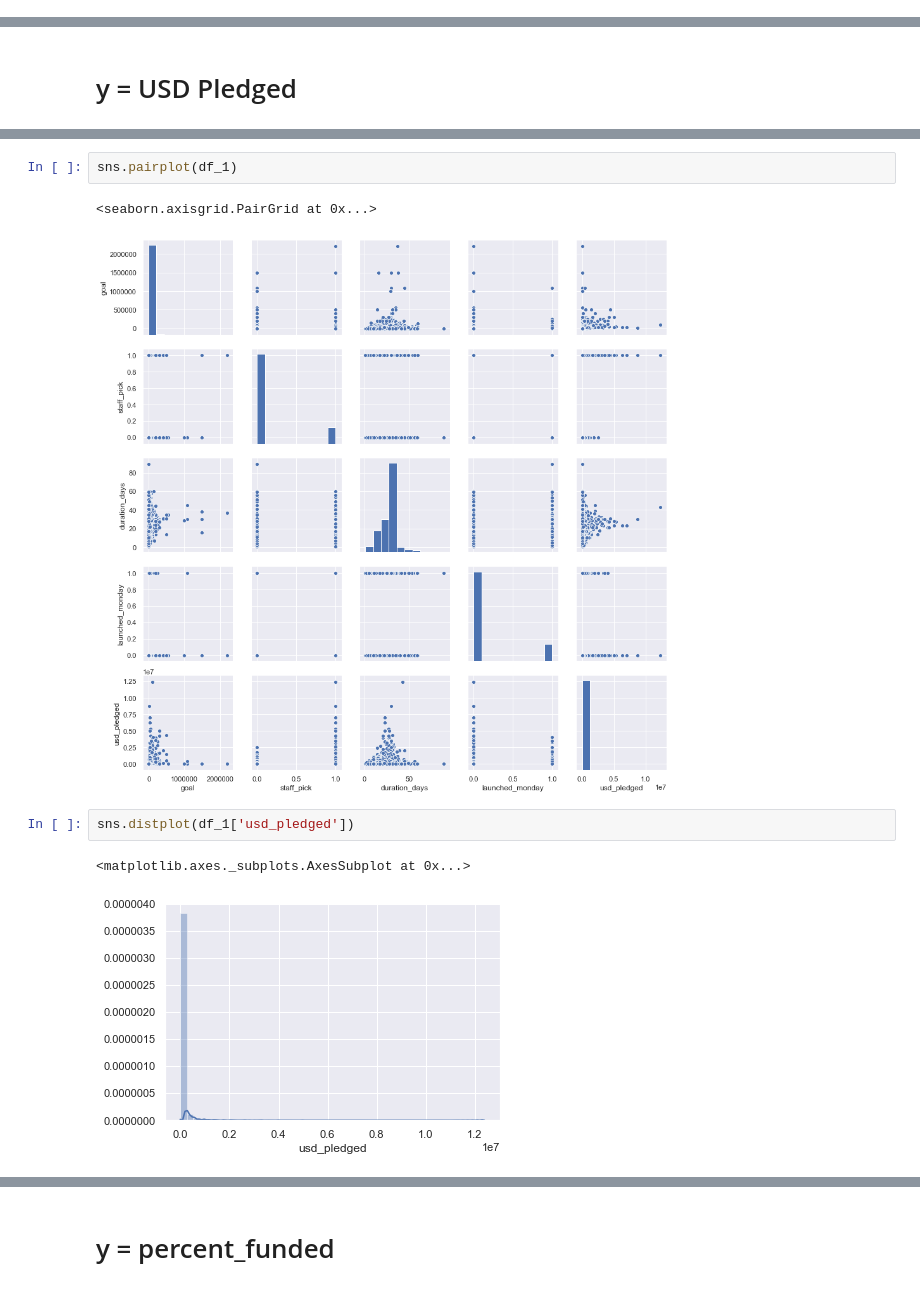
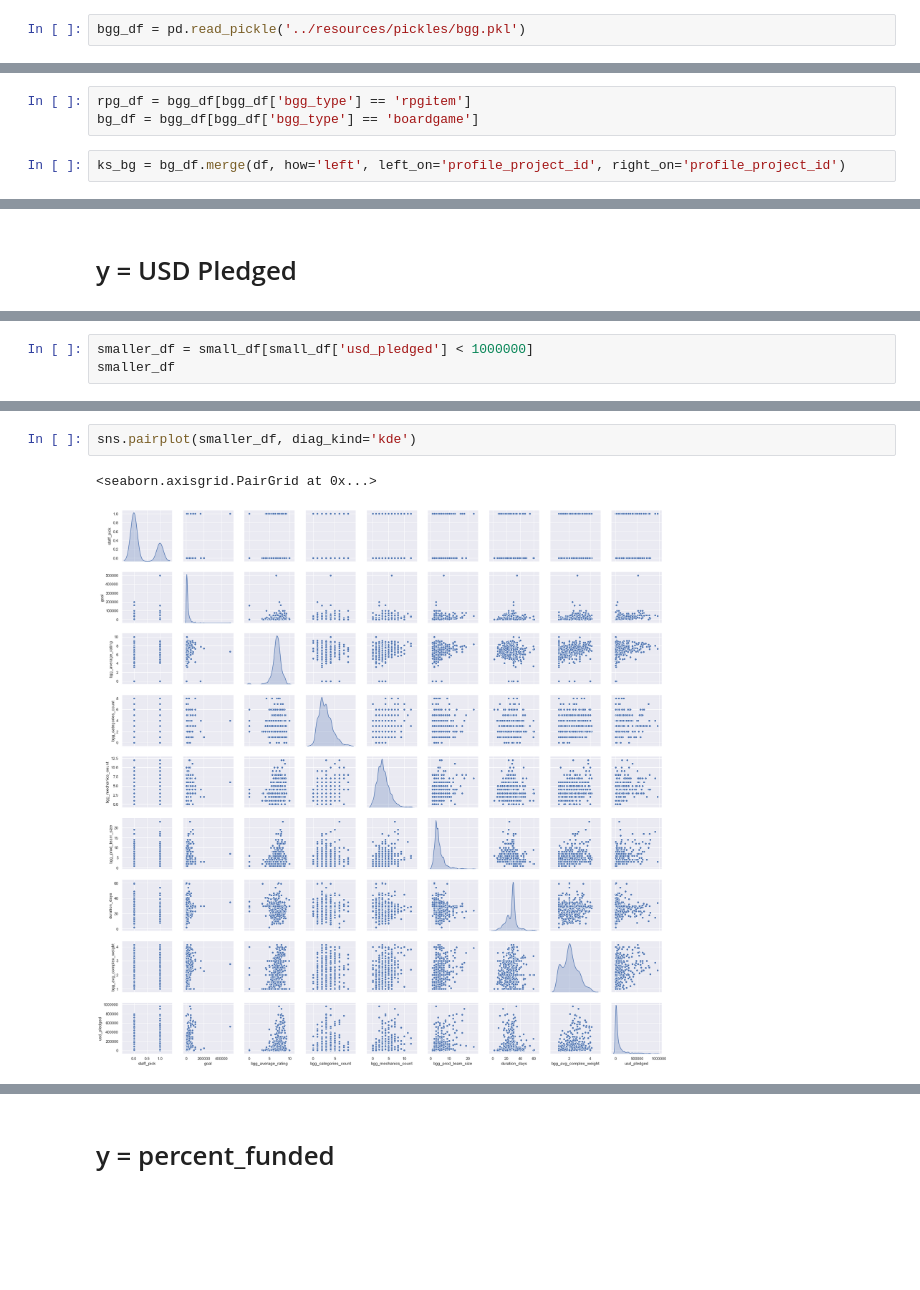
Before and after one commit to kkogan/Predicting-Kickstarter-Funding, a Jupyter notebook: src/analysis.ipynb, the cells around one changed output, grey strips where cells are left out. Saved outputs shown, nothing was run; the diff lists cells and outputs as text; blank space fills up the shorter version.

```diff
--- a/src/analysis.ipynb
+++ b/src/analysis.ipynb
@@ -162,0 +515,2 @@ df[['deadline_friday', 'deadline_monday', 'deadline_saturday','deadline_sunday',
+# %%
+bgg_df = pd.read_pickle('../resources/pickles/bgg.pkl')
@@ -162,0 +537,5 @@ df[['deadline_friday', 'deadline_monday', 'deadline_saturday','deadline_sunday',
+# %%
+rpg_df = bgg_df[bgg_df['bgg_type'] == 'rpgitem']
+bg_df = bgg_df[bgg_df['bgg_type'] == 'boardgame']
+# %%
+ks_bg = bg_df.merge(df, how='left', left_on='profile_project_id', right_on='profile_project_id')
@@ -185,0 +663,3 @@ df_1 = df[[
+# %%
+smaller_df = small_df[small_df['usd_pledged'] < 1000000]
+smaller_df
@@ -186,10 +685,5 @@ df_1 = df[[
 # %%
-sns.pairplot(df_1)
+sns.pairplot(smaller_df, diag_kind='kde')
 # %% [output]
 <seaborn.axisgrid.PairGrid at 0x...>
-[figure, old version]
+[figure, new version]
-# %%
-sns.distplot(df_1['usd_pledged'])
-# %% [output]
-<matplotlib.axes._subplots.AxesSubplot at 0x...>
-[figure, removed]
```
Also changed, not shown: parts of 66 cells of this notebook.
